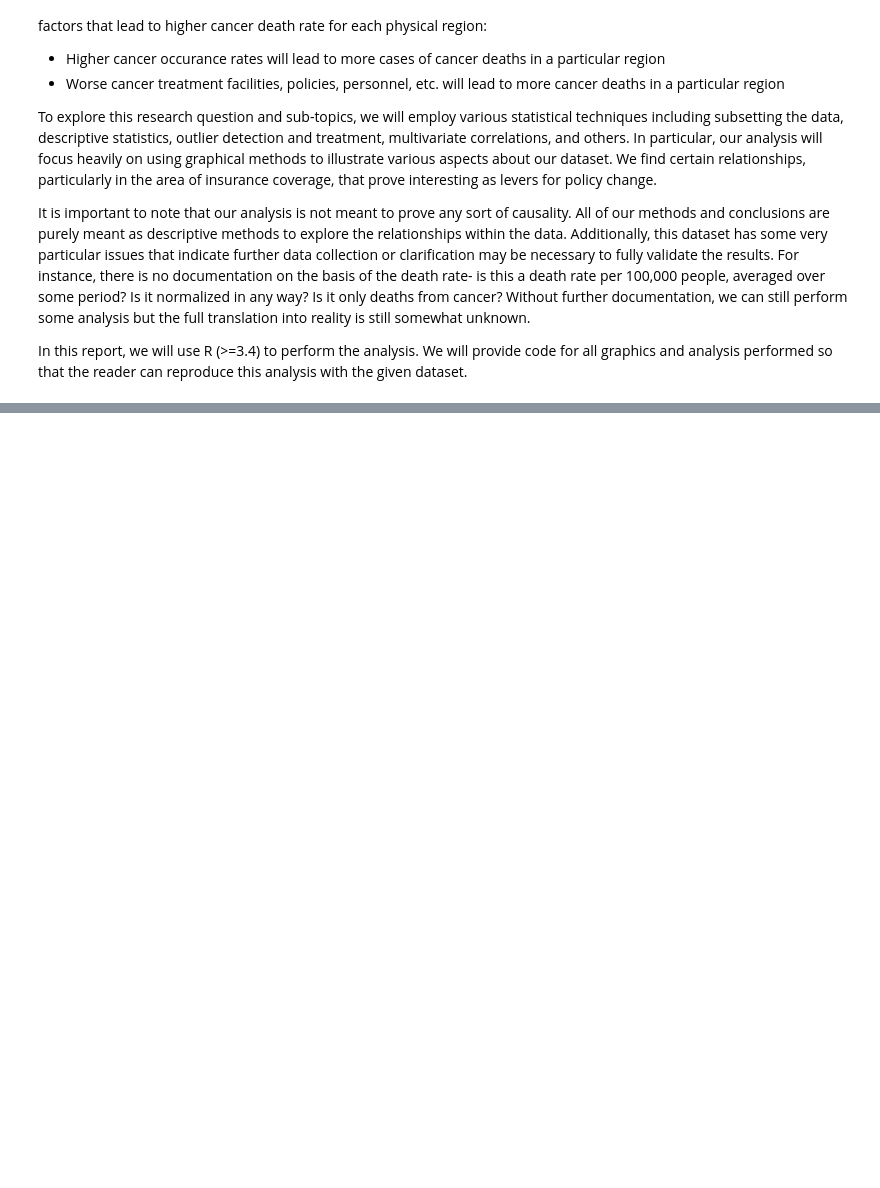
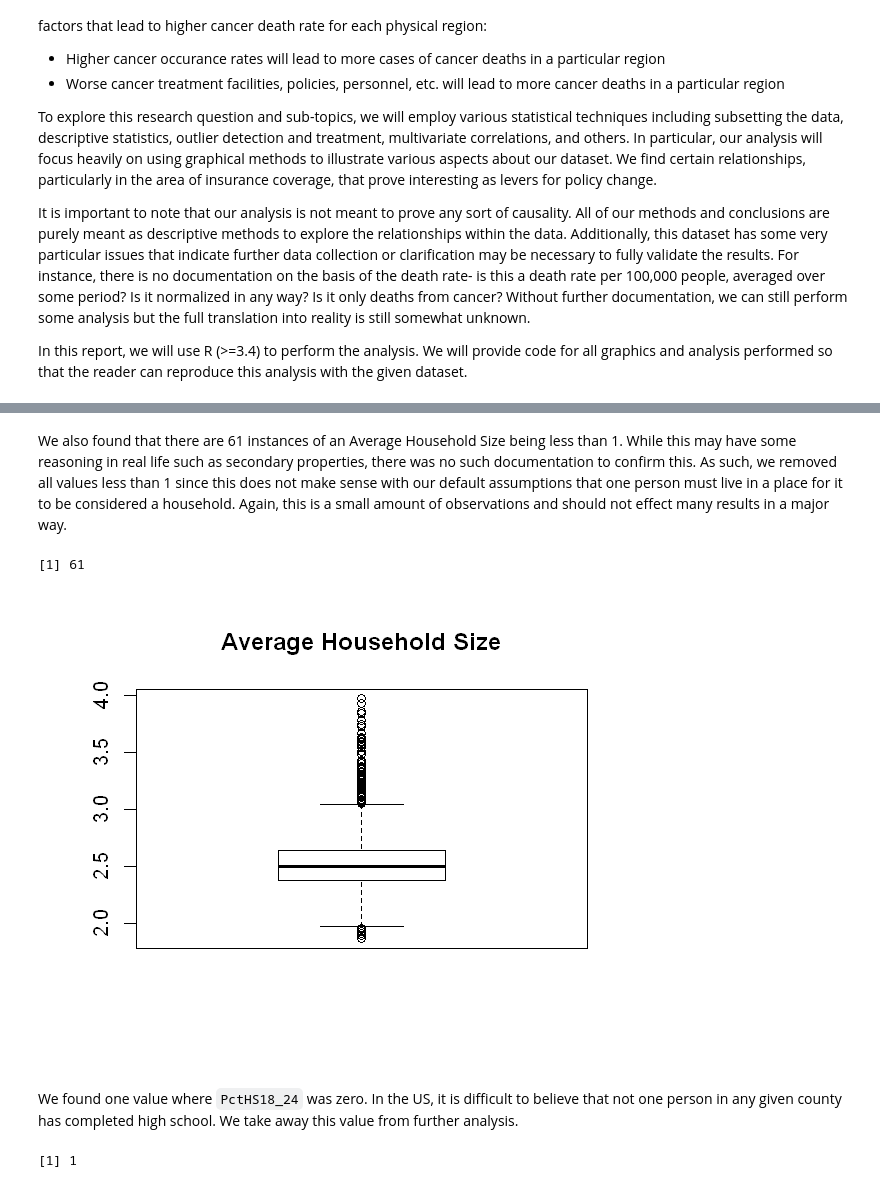
Before and after one commit to boudrejp/eda_lab, a Jupyter notebook: final report/final_report_jupyter.ipynb, the cells around one changed output, grey strips where cells are left out. Saved outputs shown, nothing was run; the diff lists cells and outputs as text; code cells hidden in the pictures; blank space fills up the shorter version.

```diff
--- a/final report/final_report_jupyter.ipynb
+++ b/final report/final_report_jupyter.ipynb
@@ -22,0 +92,18 @@ In this report, we will use R (>=3.4) to perform the analysis. We will provide c
+# %% [markdown]
+We also found that there are 61 instances of an Average Household Size being less than 1. While this may have some reasoning in real life such as secondary properties, there was no such documentation to confirm this. As such, we removed all values less than 1 since this does not make sense with our default assumptions that one person must live in a place for it to be considered a household. Again, this is a small amount of observations and should not effect many results in a major way.
+# %%
+boxplot(data$AvgHouseholdSize,
+        main = "Average Household Size")
+
+data$AvgHouseholdSize[data$AvgHouseholdSize < 1] <- NA
+sum(is.na(data$AvgHouseholdSize))
+# %% [output]
+[1] 61
+[figure, added]
+# %% [markdown]
+We found one value where `PctHS18_24` was zero. In the US, it is difficult to believe that not one person in any given county has completed high school. We take away this value from further analysis.
+# %%
+data$PctHS18_24[data$PctHS18_24 == 0] <- NA
+sum(is.na(data$PctHS18_24))
+# %% [output]
+[1] 1
```
Also changed, not shown: parts of 12 cells of this notebook.
